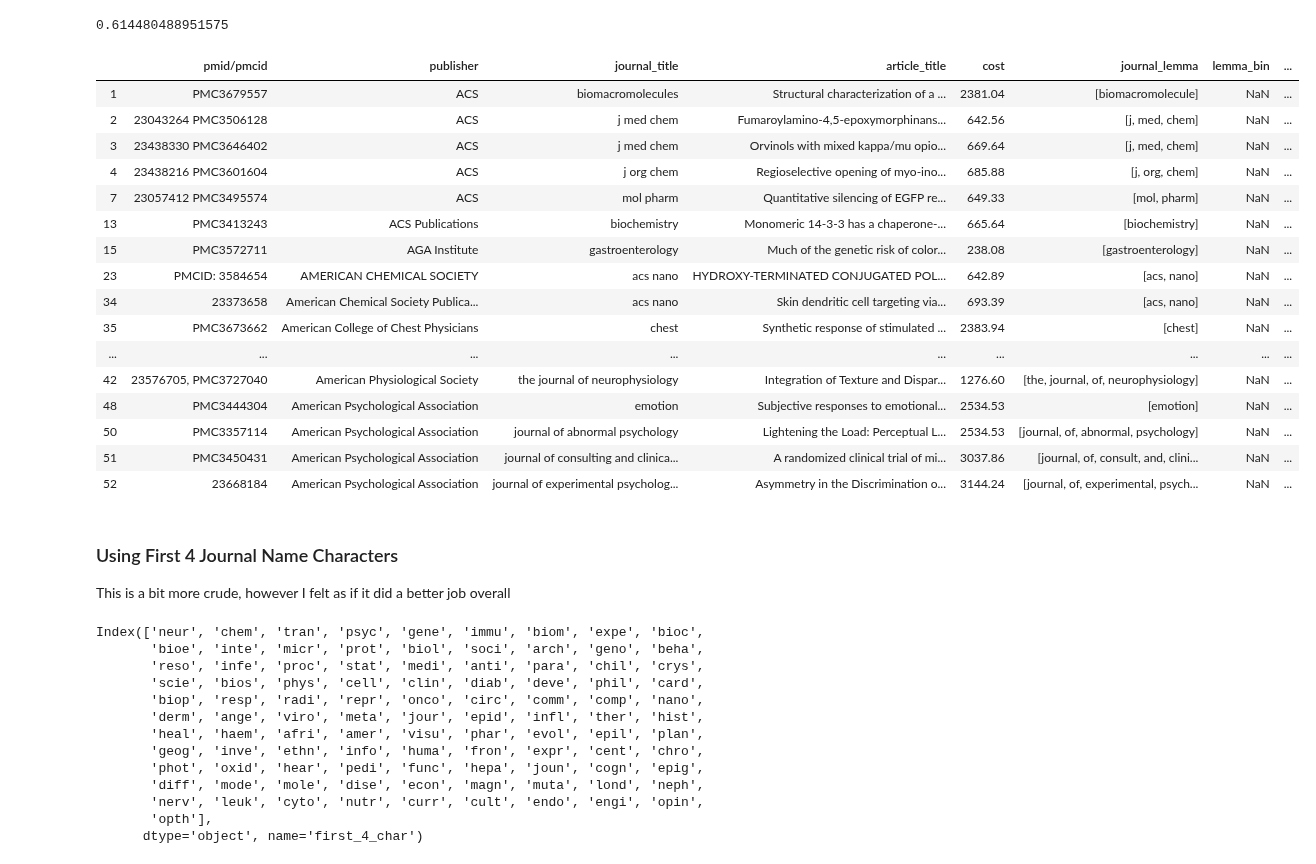
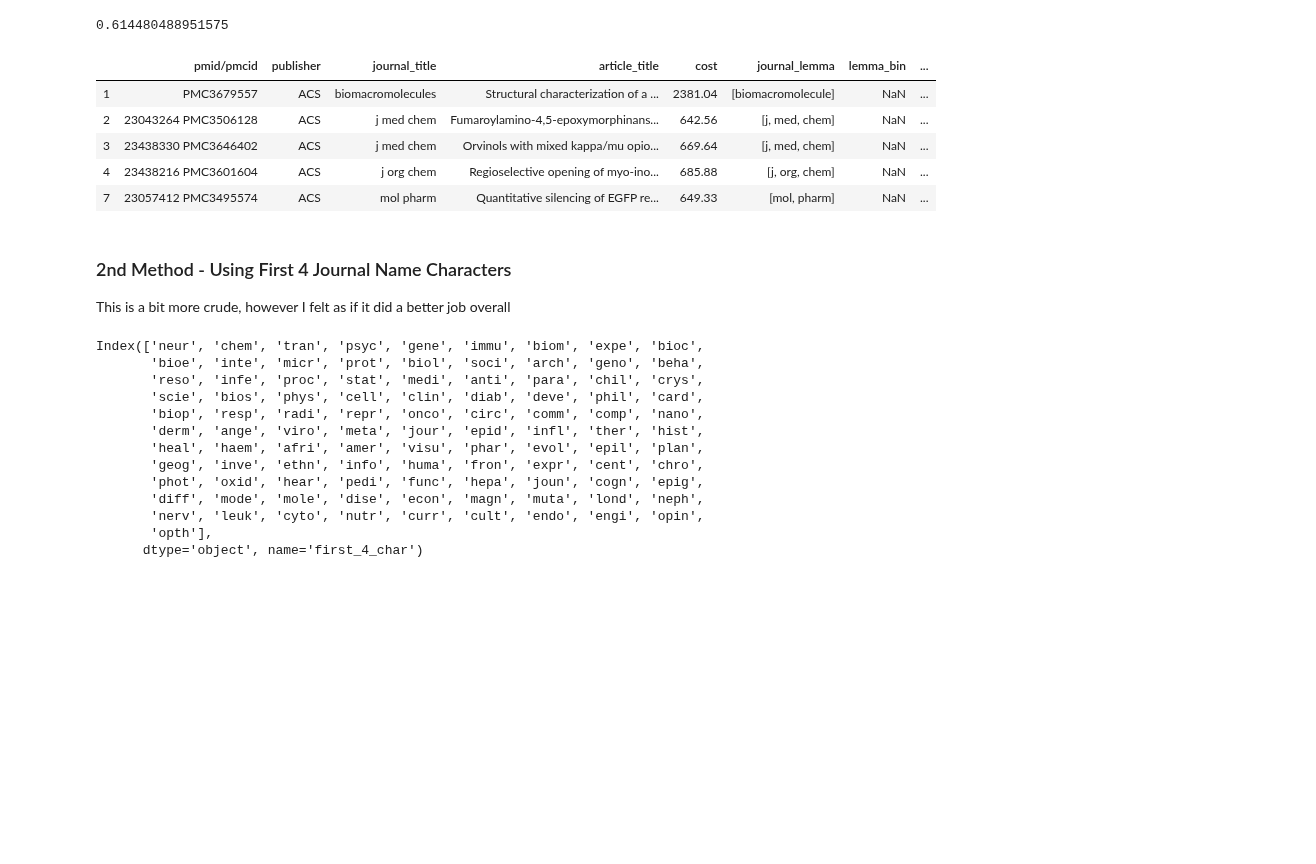
Before and after one commit to mrkjhsn/Thinkful-Exercises, a Jupyter notebook: data_cleaning_validation.ipynb, the cells around one changed output. Drawn from its saved outputs; the diff is of its cells as text; code cells hidden in the pictures; blank space fills up the shorter version.

```diff
--- a/data_cleaning_validation.ipynb
+++ b/data_cleaning_validation.ipynb
@@ -418,27 +367,16 @@ df.shape[0]
 0.614480488951575
 # %%
 # a glance at the journals that weren't binned with this method
-df[df.lemma_bin.isna()].head(20)
+df[df.lemma_bin.isna()].head()
 # %% [output]
 |  | pmid/pmcid | publisher | journal_title | article_title | cost | journal_lemma | lemma_bin | ... |
 | 1 | PMC3679557 | ACS | biomacromolecules | Structural characterization of a ... | 2381.04 | [biomacromolecule] | NaN | ... |
 | 2 | 23043264 PMC3506128 | ACS | j med chem | Fumaroylamino-4,5-epoxymorphinans... | 642.56 | [j, med, chem] | NaN | ... |
 | 3 | 23438330 PMC3646402 | ACS | j med chem | Orvinols with mixed kappa/mu opio... | 669.64 | [j, med, chem] | NaN | ... |
 | 4 | 23438216 PMC3601604 | ACS | j org chem | Regioselective opening of myo-ino... | 685.88 | [j, org, chem] | NaN | ... |
 | 7 | 23057412 PMC3495574 | ACS | mol pharm | Quantitative silencing of EGFP re... | 649.33 | [mol, pharm] | NaN | ... |
-| 13 | PMC3413243 | ACS Publications | biochemistry | Monomeric 14-3-3 has a chaperone-... | 665.64 | [biochemistry] | NaN | ... |
-| 15 | PMC3572711 | AGA Institute | gastroenterology | Much of the genetic risk of color... | 238.08 | [gastroenterology] | NaN | ... |
-| 23 | PMCID: 3584654 | AMERICAN CHEMICAL SOCIETY | acs nano | HYDROXY-TERMINATED CONJUGATED POL... | 642.89 | [acs, nano] | NaN | ... |
-| 34 | 23373658 | American Chemical Society Publica... | acs nano | Skin dendritic cell targeting via... | 693.39 | [acs, nano] | NaN | ... |
-| 35 | PMC3673662 | American College of Chest Physicians | chest | Synthetic response of stimulated ... | 2383.94 | [chest] | NaN | ... |
-| ... | ... | ... | ... | ... | ... | ... | ... | ... |
-| 42 | 23576705, PMC3727040 | American Physiological Society | the journal of neurophysiology | Integration of Texture and Dispar... | 1276.60 | [the, journal, of, neurophysiology] | NaN | ... |
-| 48 | PMC3444304 | American Psychological Association | emotion | Subjective responses to emotional... | 2534.53 | [emotion] | NaN | ... |
-| 50 | PMC3357114 | American Psychological Association | journal of abnormal psychology | Lightening the Load: Perceptual L... | 2534.53 | [journal, of, abnormal, psychology] | NaN | ... |
-| 51 | PMC3450431 | American Psychological Association | journal of consulting and clinica... | A randomized clinical trial of mi... | 3037.86 | [journal, of, consult, and, clini... | NaN | ... |
-| 52 | 23668184 | American Psychological Association | journal of experimental psycholog... | Asymmetry in the Discrimination o... | 3144.24 | [journal, of, experimental, psych... | NaN | ... |
 # %% [markdown]
-### Using First 4 Journal Name Characters
+### 2nd Method - Using First 4 Journal Name Characters
 This is a bit more crude, however I felt as if it did a better job overall
 # %%
 # further refine words based on the first 4 digits
```
Also changed, not shown: parts of 40 cells of this notebook.
